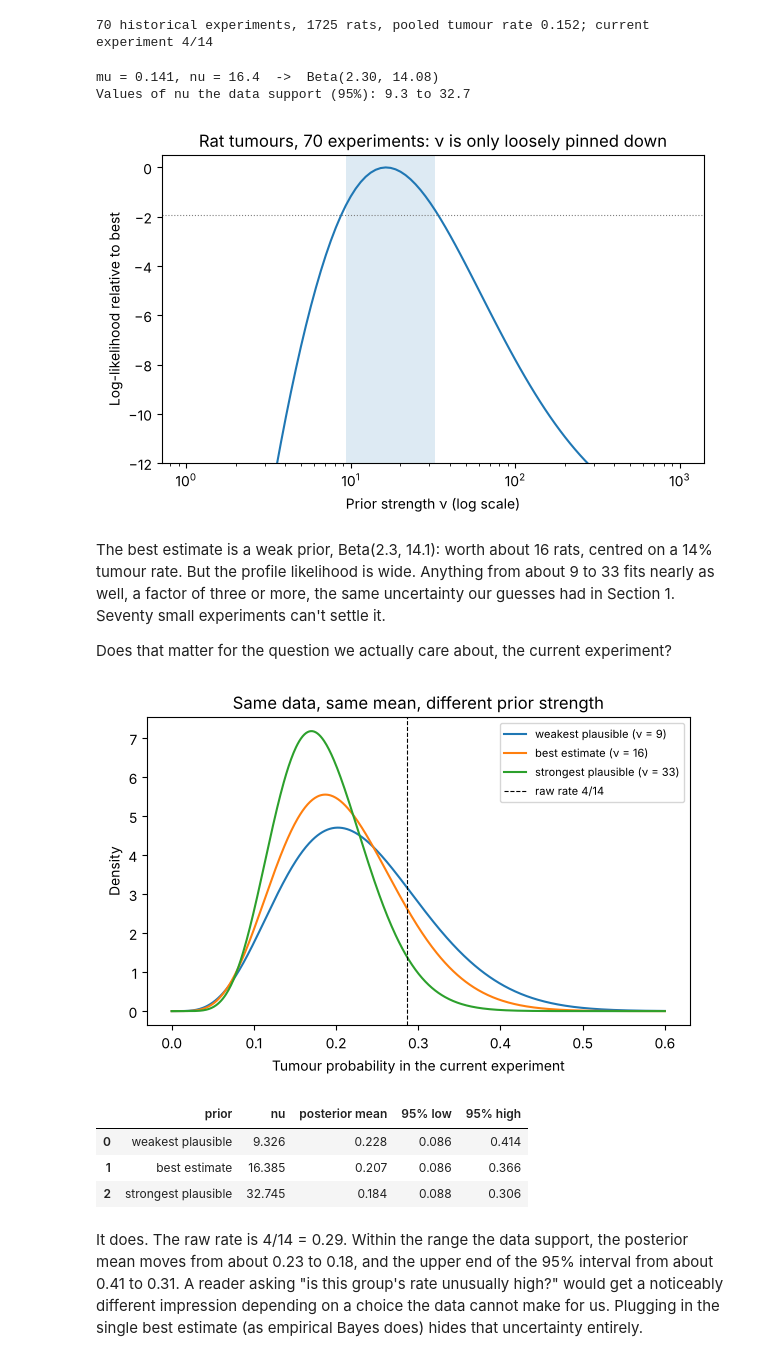
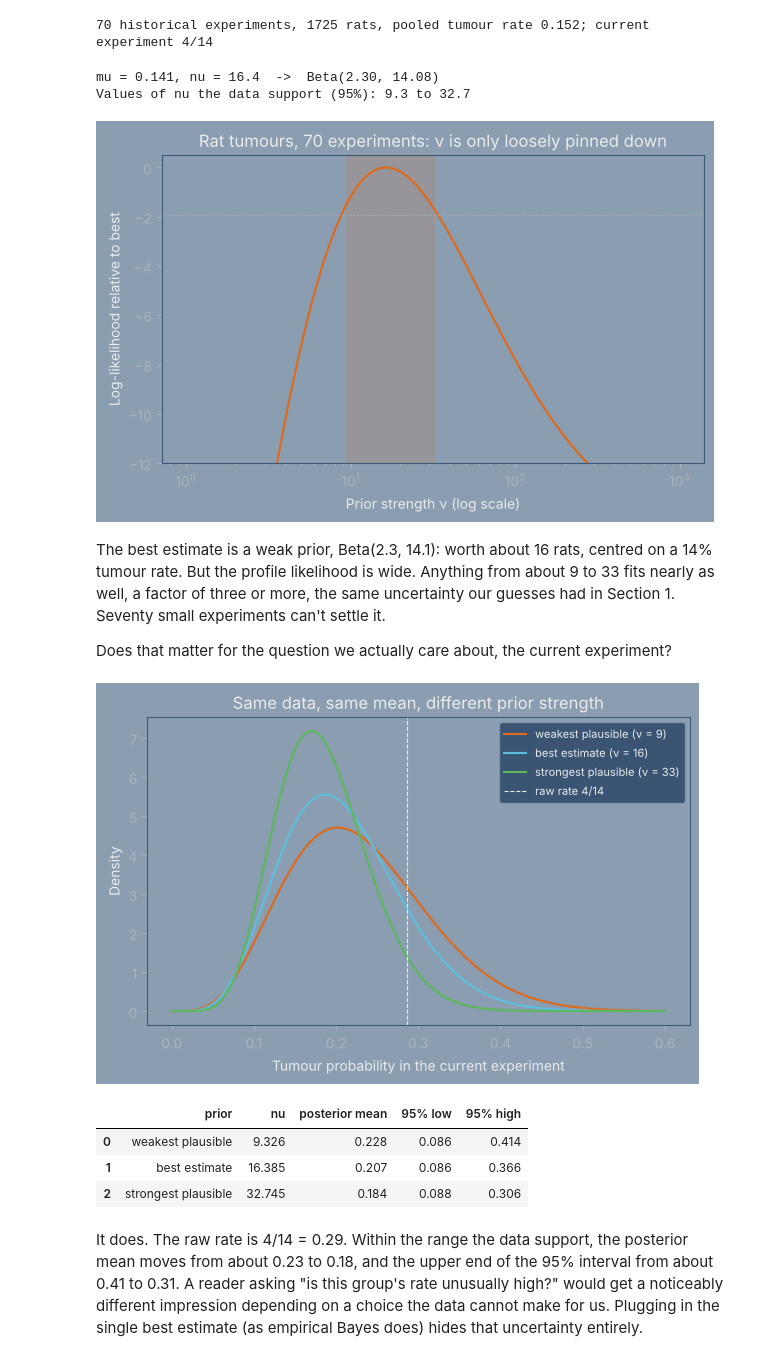
Before and after one commit to jliu771/jliu771.github.io, a Jupyter notebook: posts/how-strong-is-your-prior/index.ipynb, the cells around one changed output. Drawn from its saved outputs; the diff is of its cells as text; code cells hidden in the pictures.

Commit message:
Changed theme, based of hyrbid of superhero theme and lux font, see bootswatch.com. New navy background is #1e3a56.

```diff
--- a/posts/how-strong-is-your-prior/index.ipynb
+++ b/posts/how-strong-is-your-prior/index.ipynb
@@ -29,6 +29,21 @@ from scipy import stats, optimize, special
 rng = np.random.default_rng(2017)
 pd.set_option("display.precision", 3)
 plt.rcParams["figure.figsize"] = (7, 4)
+
+# Chart colours that match the blog's dark (Superhero) theme
+# PANEL is a lighter navy at 55% opacity, so the page background shows through slightly
+PANEL, LEGEND = "#2b4c6f8c", "#254464"
+INK, MUTED, GRID = "#ebebeb", "#a9b3bd", "#3d5a78"
+PALETTE = ["#df6919", "#5bc0de", "#5cb85c", "#ffc107", "#d9534f", "#4c9be8"]
+plt.rcParams.update({
+    "figure.facecolor": PANEL, "axes.facecolor": "none", "savefig.facecolor": PANEL,
+    "text.color": INK, "axes.labelcolor": INK, "axes.titlecolor": INK,
+    "xtick.color": MUTED, "ytick.color": MUTED, "axes.edgecolor": GRID, "grid.color": GRID,
+    "legend.facecolor": LEGEND, "legend.edgecolor": GRID, "legend.labelcolor": INK,
+    "axes.prop_cycle": plt.cycler(color=PALETTE),
+    "boxplot.boxprops.color": INK, "boxplot.whiskerprops.color": INK, "boxplot.capprops.color": INK,
+    "boxplot.medianprops.color": PALETTE[0], "boxplot.flierprops.markeredgecolor": MUTED,
+})
 # %% [markdown]
 ## 1. Spread is strength
 
@@ -315,23 +330,23 @@ print(f"{len(y_hist)} historical experiments, {n_hist.sum()} rats, "
 # %%
 mu_rat, nu_rat = fit_mu_nu(y_hist, n_hist)
 grid_rat = np.geomspace(1, 1000, 100)
 rel_rat, (lo_rat, hi_rat) = profile_curve(y_hist, n_hist, grid_rat)
 print(f"mu = {mu_rat:.3f}, nu = {nu_rat:.1f}  ->  Beta({mu_rat * nu_rat:.2f}, {(1 - mu_rat) * nu_rat:.2f})")
 print(f"Values of nu the data support (95%): {lo_rat:.1f} to {hi_rat:.1f}")
 
 plt.plot(grid_rat, rel_rat)
-plt.axhline(-1.92, color="grey", ls=":", lw=0.8)
+plt.axhline(-1.92, color=MUTED, ls=":", lw=0.8)
 plt.axvspan(lo_rat, hi_rat, alpha=0.15)
 plt.xscale("log")
 plt.ylim(-12, 0.5)
 plt.xlabel("Prior strength ν (log scale)")
 plt.ylabel("Log-likelihood relative to best")
 plt.title("Rat tumours, 70 experiments: ν is only loosely pinned down")
 plt.show()
 # %% [output]
 mu = 0.141, nu = 16.4  ->  Beta(2.30, 14.08)
 Values of nu the data support (95%): 9.3 to 32.7
-[figure, old version]
+[figure, new version]
 # %% [markdown]
 The best estimate is a weak prior, Beta(2.3, 14.1): worth about 16 rats, centred on a 14% tumour rate. But the profile likelihood is wide. Anything from about 9 to 33 fits nearly as well, a factor of three or more, the same uncertainty our guesses had in Section 1. Seventy small experiments can't settle it.
 
@@ -344,7 +359,7 @@ for label, nu in [("weakest plausible", lo_rat), ("best estimate", nu_rat), ("st
     low, high = stats.beta.ppf([0.025, 0.975], a, b)
     rows.append({"prior": label, "nu": nu, "posterior mean": a / (a + b), "95% low": low, "95% high": high})
     plt.plot(x, stats.beta(a, b).pdf(x), label=f"{label} (ν = {nu:.0f})")
-plt.axvline(y[-1] / n[-1], color="black", ls="--", lw=0.8, label="raw rate 4/14")
+plt.axvline(y[-1] / n[-1], color=INK, ls="--", lw=0.8, label="raw rate 4/14")
 plt.xlabel("Tumour probability in the current experiment")
 plt.ylabel("Density")
 plt.title("Same data, same mean, different prior strength")
@@ -352,7 +367,7 @@ plt.legend(fontsize=8)
 plt.show()
 pd.DataFrame(rows)
 # %% [output]
-[figure, old version]
+[figure, new version]
 |  | prior | nu | posterior mean | 95% low | 95% high |
 | 0 | weakest plausible | 9.326 | 0.228 | 0.086 | 0.414 |
 | 1 | best estimate | 16.385 | 0.207 | 0.086 | 0.366 |
```
Also changed, not shown: parts of 6 cells of this notebook, 3 other files.
